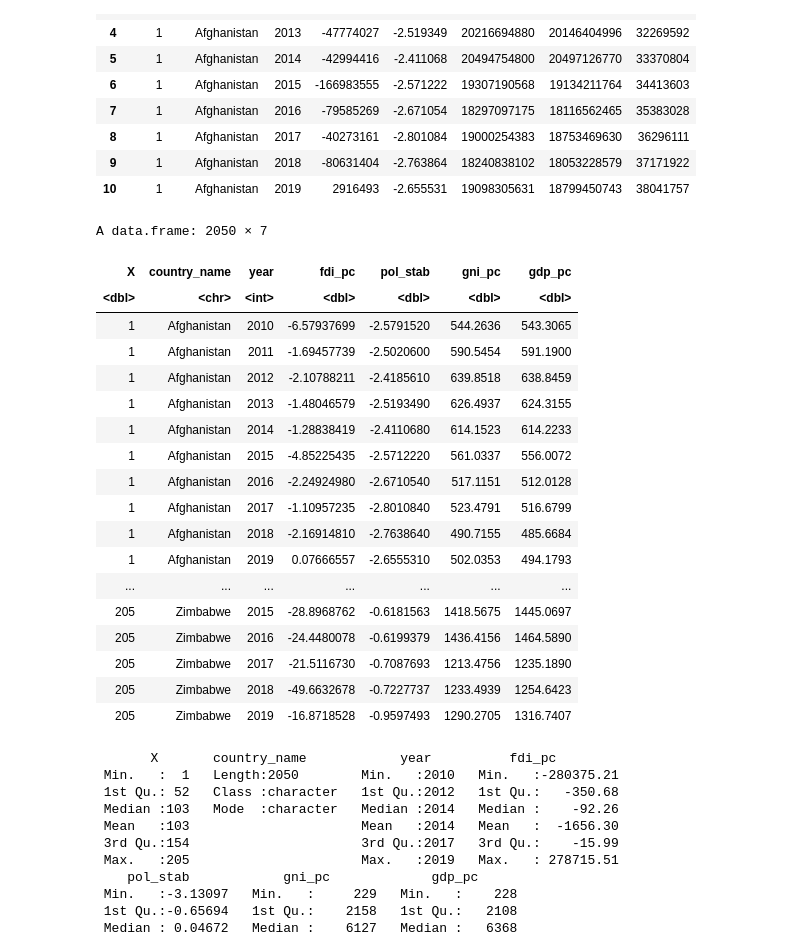
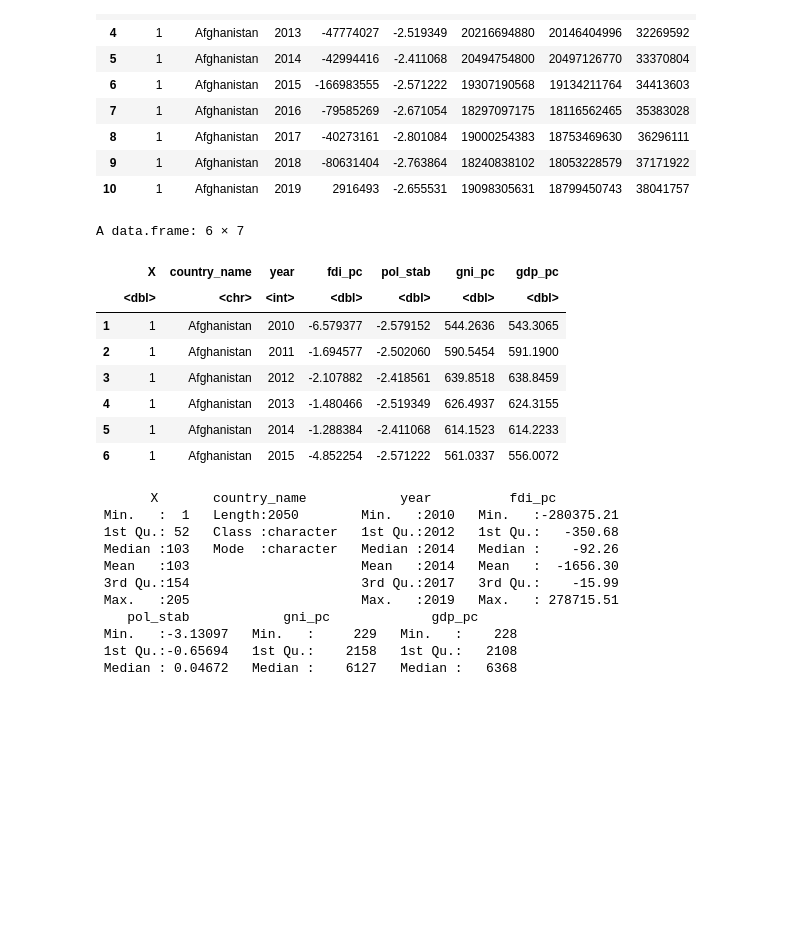
Before and after one commit to ibukunlola/capstone, a Jupyter notebook: model3/synth_cont.ipynb, the cells around one changed output. Drawn from its saved outputs; the diff is of its cells as text; code cells hidden in the pictures; blank space fills up the shorter version.

```diff
--- a/model3/synth_cont.ipynb
+++ b/model3/synth_cont.ipynb
@@ -60,38 +45,28 @@ A data.frame: 10 × 8
 # %%
 # generate new dataframe with per-capita data on the predictors and outcome variable
 fdi_pc = dd$fdi/dd$pop
 gni_pc = dd$gni/dd$pop
 gdp_pc = dd$gdp/dd$pop
 
 dd_pc = data.frame(dd$X, dd$country_name, dd$year, fdi_pc, dd$pol_stab,
                    gni_pc, gdp_pc)
 
 # change column names
 colnames(dd_pc) <- c("X", "country_name", "year", "fdi_pc", "pol_stab",
                   "gni_pc", "gdp_pc")
 
 write.csv(dd_pc,"average_pc_df.csv", row.names = FALSE)
-dd_pc
+head(dd_pc)
 # %% [output]
-A data.frame: 2050 × 7
+A data.frame: 6 × 7
-| X | country_name | year | fdi_pc | pol_stab | gni_pc | gdp_pc |
-| <dbl> | <chr> | <int> | <dbl> | <dbl> | <dbl> | <dbl> |
-| 1 | Afghanistan | 2010 | -6.57937699 | -2.5791520 | 544.2636 | 543.3065 |
-| 1 | Afghanistan | 2011 | -1.69457739 | -2.5020600 | 590.5454 | 591.1900 |
-| 1 | Afghanistan | 2012 | -2.10788211 | -2.4185610 | 639.8518 | 638.8459 |
-| 1 | Afghanistan | 2013 | -1.48046579 | -2.5193490 | 626.4937 | 624.3155 |
-| 1 | Afghanistan | 2014 | -1.28838419 | -2.4110680 | 614.1523 | 614.2233 |
-| 1 | Afghanistan | 2015 | -4.85225435 | -2.5712220 | 561.0337 | 556.0072 |
-| 1 | Afghanistan | 2016 | -2.24924980 | -2.6710540 | 517.1151 | 512.0128 |
-| 1 | Afghanistan | 2017 | -1.10957235 | -2.8010840 | 523.4791 | 516.6799 |
-| 1 | Afghanistan | 2018 | -2.16914810 | -2.7638640 | 490.7155 | 485.6684 |
-| 1 | Afghanistan | 2019 | 0.07666557 | -2.6555310 | 502.0353 | 494.1793 |
-| ... | ... | ... | ... | ... | ... | ... |
-| 205 | Zimbabwe | 2015 | -28.8968762 | -0.6181563 | 1418.5675 | 1445.0697 |
-| 205 | Zimbabwe | 2016 | -24.4480078 | -0.6199379 | 1436.4156 | 1464.5890 |
-| 205 | Zimbabwe | 2017 | -21.5116730 | -0.7087693 | 1213.4756 | 1235.1890 |
-| 205 | Zimbabwe | 2018 | -49.6632678 | -0.7227737 | 1233.4939 | 1254.6423 |
-| 205 | Zimbabwe | 2019 | -16.8718528 | -0.9597493 | 1290.2705 | 1316.7407 |
+|  | X | country_name | year | fdi_pc | pol_stab | gni_pc | gdp_pc |
+|  | <dbl> | <chr> | <int> | <dbl> | <dbl> | <dbl> | <dbl> |
+| 1 | 1 | Afghanistan | 2010 | -6.579377 | -2.579152 | 544.2636 | 543.3065 |
+| 2 | 1 | Afghanistan | 2011 | -1.694577 | -2.502060 | 590.5454 | 591.1900 |
+| 3 | 1 | Afghanistan | 2012 | -2.107882 | -2.418561 | 639.8518 | 638.8459 |
+| 4 | 1 | Afghanistan | 2013 | -1.480466 | -2.519349 | 626.4937 | 624.3155 |
+| 5 | 1 | Afghanistan | 2014 | -1.288384 | -2.411068 | 614.1523 | 614.2233 |
+| 6 | 1 | Afghanistan | 2015 | -4.852254 | -2.571222 | 561.0337 | 556.0072 |
 # %%
 # summarize dataset
 summary(dd_pc)
```
Also changed, not shown: parts of 9 cells of this notebook.
